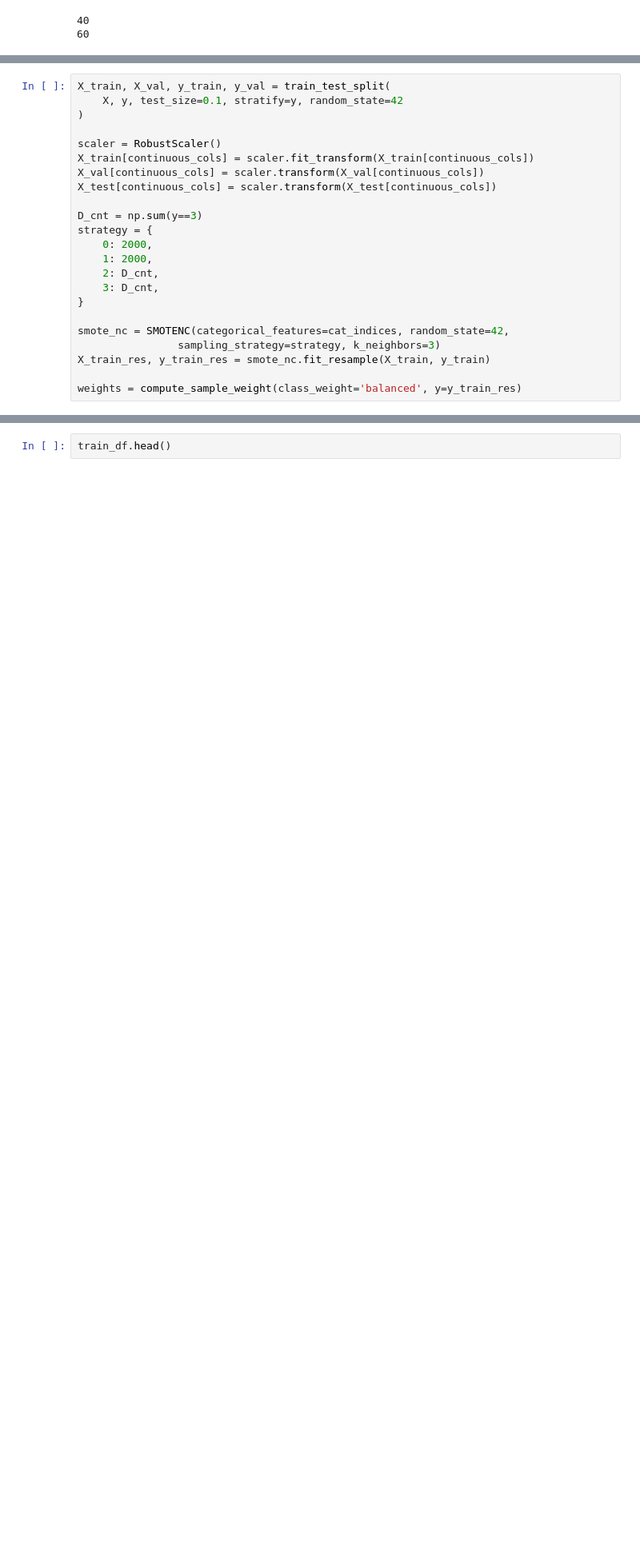
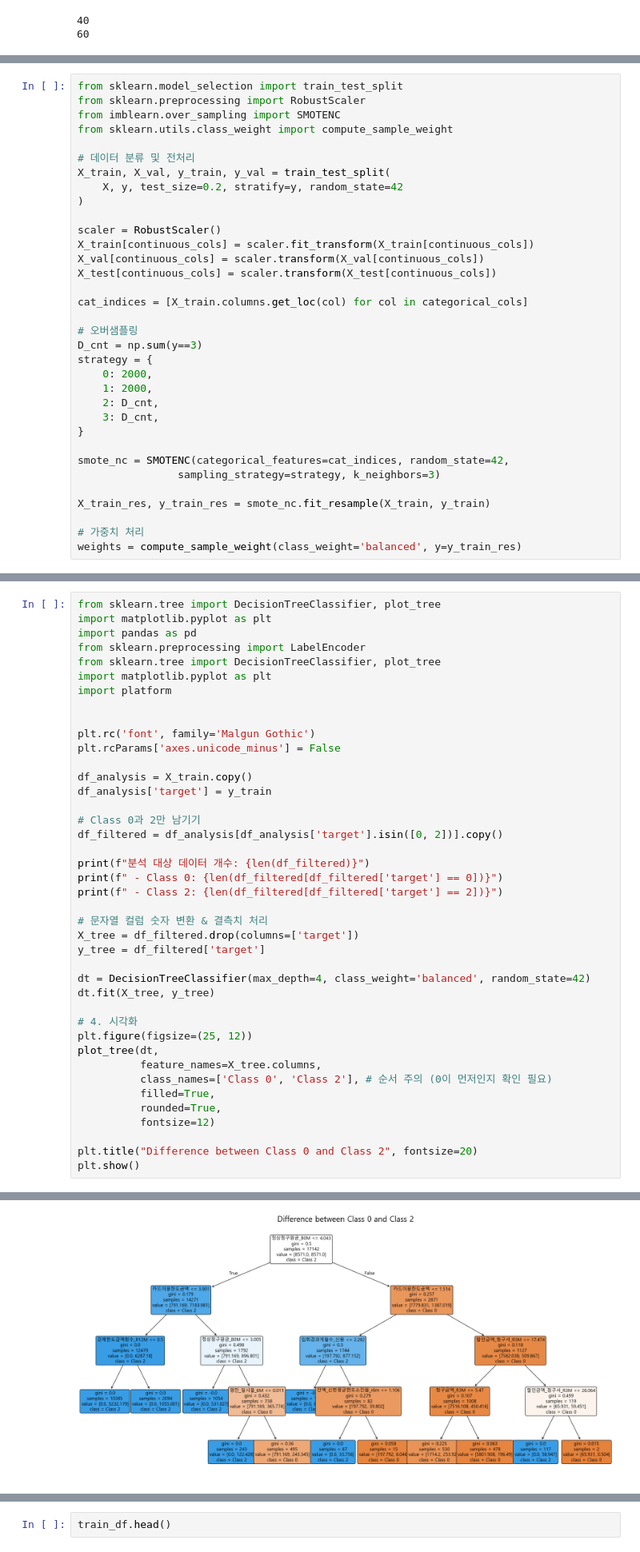
Before and after one commit to s0nh/segment-classification, a Jupyter notebook: xgboost_baseline.ipynb, the cells around one changed output, grey strips where cells are left out. Shown at 80% size. Drawn from its saved outputs; the diff is of its cells as text; blank space fills up the shorter version.

```diff
--- a/xgboost_baseline.ipynb
+++ b/xgboost_baseline.ipynb
@@ -2889,8 +2893,14 @@ for col in categorical_cols:
 
 D_cnt = np.sum(y==3)
 # %%
+from sklearn.model_selection import train_test_split
+from sklearn.preprocessing import RobustScaler
+from imblearn.over_sampling import SMOTENC
+from sklearn.utils.class_weight import compute_sample_weight
+
+# 데이터 분류 및 전처리
 X_train, X_val, y_train, y_val = train_test_split(
-    X, y, test_size=0.1, stratify=y, random_state=42
+    X, y, test_size=0.2, stratify=y, random_state=42
 )
 
 scaler = RobustScaler()
@@ -2898,6 +2908,9 @@ X_train[continuous_cols] = scaler.fit_transform(X_train[continuous_cols])
 X_val[continuous_cols] = scaler.transform(X_val[continuous_cols])
 X_test[continuous_cols] = scaler.transform(X_test[continuous_cols])
 
+cat_indices = [X_train.columns.get_loc(col) for col in categorical_cols]
+
+# 오버샘플링
 D_cnt = np.sum(y==3)
 strategy = {
     0: 2000,
@@ -2908,8 +2921,10 @@ strategy = {
 
 smote_nc = SMOTENC(categorical_features=cat_indices, random_state=42,
                 sampling_strategy=strategy, k_neighbors=3)
+
 X_train_res, y_train_res = smote_nc.fit_resample(X_train, y_train)
 
+# 가중치 처리
 weights = compute_sample_weight(class_weight='balanced', y=y_train_res)
 # %%
 import numpy as np
@@ -3084,0 +3056,42 @@ Fitting 3 folds for each of 27 candidates, totalling 81 fits
+# %%
+from sklearn.tree import DecisionTreeClassifier, plot_tree
+import matplotlib.pyplot as plt
+import pandas as pd
+from sklearn.preprocessing import LabelEncoder
+from sklearn.tree import DecisionTreeClassifier, plot_tree
+import matplotlib.pyplot as plt
+import platform
+
+
+plt.rc('font', family='Malgun Gothic')
+plt.rcParams['axes.unicode_minus'] = False
+
+df_analysis = X_train.copy()
+df_analysis['target'] = y_train
+
+# Class 0과 2만 남기기
+df_filtered = df_analysis[df_analysis['target'].isin([0, 2])].copy()
+
+print(f"분석 대상 데이터 개수: {len(df_filtered)}")
+print(f" - Class 0: {len(df_filtered[df_filtered['target'] == 0])}")
+print(f" - Class 2: {len(df_filtered[df_filtered['target'] == 2])}")
+
+# 문자열 컬럼 숫자 변환 & 결측치 처리
+X_tree = df_filtered.drop(columns=['target'])
+y_tree = df_filtered['target']
+
+dt = DecisionTreeClassifier(max_depth=4, class_weight='balanced', random_state=42)
+dt.fit(X_tree, y_tree)
+
+# 4. 시각화
+plt.figure(figsize=(25, 12))
+plot_tree(dt,
+          feature_names=X_tree.columns,
+          class_names=['Class 0', 'Class 2'], # 순서 주의 (0이 먼저인지 확인 필요)
+          filled=True,
+          rounded=True,
+          fontsize=12)
+
+plt.title("Difference between Class 0 and Class 2", fontsize=20)
+plt.show()
+# %% [output]
@@ -3084,0 +3101 @@ Fitting 3 folds for each of 27 candidates, totalling 81 fits
+[figure, added]
```
Also changed, not shown: parts of 25 cells of this notebook, 1 other file.
